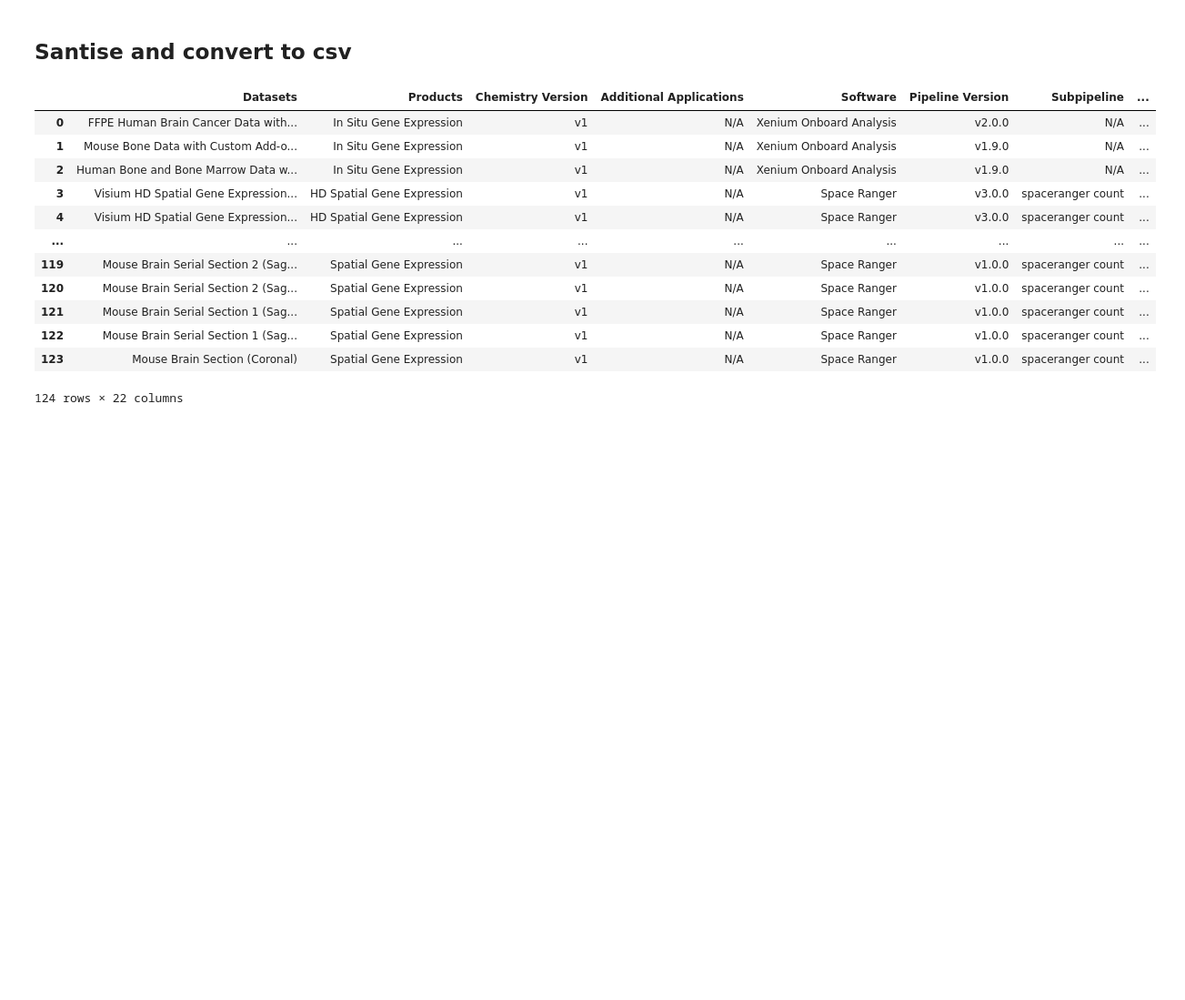
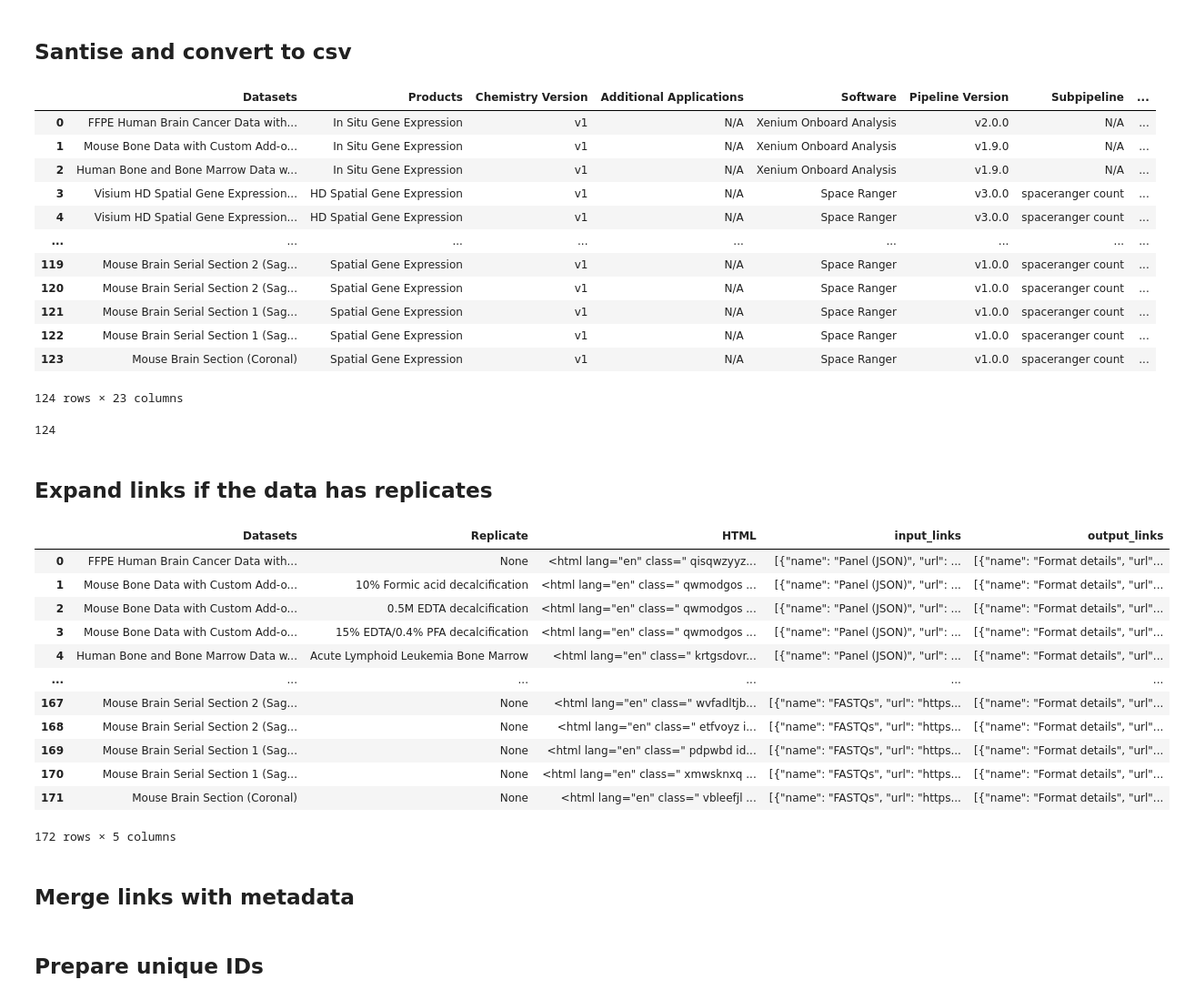
Before and after one commit to theislab/spatialdata-db, a Jupyter notebook: utils/scripts/parse_10X_ST_table.ipynb, the cells around one changed output. Shown at 91% size. Saved outputs shown, nothing was run; the diff lists cells and outputs as text; code cells hidden in the pictures; blank space fills up the shorter version.

Commit message:
Prepared proper IDs

```diff
--- a/utils/scripts/parse_10X_ST_table.ipynb
+++ b/utils/scripts/parse_10X_ST_table.ipynb
@@ -58,18 +84,19 @@ driver.quit()
 # %% [markdown]
 ## Santise and convert to csv
 # %%
-headers = [h for h in headers if len(h) > 0]
+extended_headers = [h for h in headers if len(h) > 0]
+extended_headers += ["dataset_link"]
 rows_for_df = []
 for row in dataset_information:
-    if len(row) != 0:
+    if len(row) != 0 and not (len(row) == 1 and row[0] is None):
 
         # weirdly, sometimes the 2nd element is empty
-        if len(row) == len(headers) + 1 and len(row[1]) == 0:
+        if len(row) == len(extended_headers) + 1 and len(row[1]) == 0:
             row.pop(1)
-        assert len(row) == len(headers)
+        assert len(row) == len(extended_headers)
         rows_for_df.append(row)
 
-df = pd.DataFrame(rows_for_df, columns=headers)
+df = pd.DataFrame(rows_for_df, columns=extended_headers)
 df
 # %% [output]
 |  | Datasets | Products | Chemistry Version | Additional Applications | Software | Pipeline Version | Subpipeline | ... |
@@ -84,4 +111,10 @@ df
 | 121 | Mouse Brain Serial Section 1 (Sag... | Spatial Gene Expression | v1 | N/A | Space Ranger | v1.0.0 | spaceranger count | ... |
 | 122 | Mouse Brain Serial Section 1 (Sag... | Spatial Gene Expression | v1 | N/A | Space Ranger | v1.0.0 | spaceranger count | ... |
 | 123 | Mouse Brain Section (Coronal) | Spatial Gene Expression | v1 | N/A | Space Ranger | v1.0.0 | spaceranger count | ... |
-124 rows × 22 columns
+124 rows × 23 columns
+# %%
+len(df.dataset_link.unique())
+# %% [output]
+124
+# %% [markdown]
+## Expand links if the data has replicates
@@ -87,0 +184,48 @@ df
+# %%
+for html in link_df.HTML:
+    soup = BeautifulSoup(html, "html.parser")
+    tables = soup.find_all("table")
+    input_files = output_files = None
+    for table in tables:
+        if "Input Files" in table.text:
+            input_files_html = str(table)
+            input_soup = BeautifulSoup(input_files_html, "html.parser")
+            input_links = input_soup.select("table a")
+            input_files = [
+                {"name": link.get_text(strip=True), "url": link["href"]}
+                for link in input_links
+            ]
+        elif "Output Files" in table.text:
+            output_files_html = str(table)
+            output_soup = BeautifulSoup(output_files_html, "html.parser")
+            output_links = output_soup.select("table a")
+            output_files = [
+                {"name": link.get_text(strip=True), "url": link["href"]}
+                for link in output_links
+            ]
+
+    # Convert input_files and output_files to JSON strings
+    input_files_json = json.dumps(input_files) if input_files else None
+    output_files_json = json.dumps(output_files) if output_files else None
+
+    # Append JSON strings to DataFrame as new columns
+    link_df.loc[link_df["HTML"] == html, "input_links"] = input_files_json
+    link_df.loc[link_df["HTML"] == html, "output_links"] = output_files_json
+# %%
+link_df
+# %% [output]
+|  | Datasets | Replicate | HTML | input_links | output_links |
+| 0 | FFPE Human Brain Cancer Data with... | None | <html lang="en" class=" qisqwzyyz... | [{"name": "Panel (JSON)", "url": ... | [{"name": "Format details", "url"... |
+| 1 | Mouse Bone Data with Custom Add-o... | 10% Formic acid decalcification | <html lang="en" class=" qwmodgos ... | [{"name": "Panel (JSON)", "url": ... | [{"name": "Format details", "url"... |
+| 2 | Mouse Bone Data with Custom Add-o... | 0.5M EDTA decalcification | <html lang="en" class=" qwmodgos ... | [{"name": "Panel (JSON)", "url": ... | [{"name": "Format details", "url"... |
+| 3 | Mouse Bone Data with Custom Add-o... | 15% EDTA/0.4% PFA decalcification | <html lang="en" class=" qwmodgos ... | [{"name": "Panel (JSON)", "url": ... | [{"name": "Format details", "url"... |
+| 4 | Human Bone and Bone Marrow Data w... | Acute Lymphoid Leukemia Bone Marrow | <html lang="en" class=" krtgsdovr... | [{"name": "Panel (JSON)", "url": ... | [{"name": "Format details", "url"... |
+| ... | ... | ... | ... | ... | ... |
+| 167 | Mouse Brain Serial Section 2 (Sag... | None | <html lang="en" class=" wvfadltjb... | [{"name": "FASTQs", "url": "https... | [{"name": "Format details", "url"... |
+| 168 | Mouse Brain Serial Section 2 (Sag... | None | <html lang="en" class=" etfvoyz i... | [{"name": "FASTQs", "url": "https... | [{"name": "Format details", "url"... |
+| 169 | Mouse Brain Serial Section 1 (Sag... | None | <html lang="en" class=" pdpwbd id... | [{"name": "FASTQs", "url": "https... | [{"name": "Format details", "url"... |
+| 170 | Mouse Brain Serial Section 1 (Sag... | None | <html lang="en" class=" xmwsknxq ... | [{"name": "FASTQs", "url": "https... | [{"name": "Format details", "url"... |
+| 171 | Mouse Brain Section (Coronal) | None | <html lang="en" class=" vbleefjl ... | [{"name": "FASTQs", "url": "https... | [{"name": "Format details", "url"... |
+172 rows × 5 columns
+# %% [markdown]
+## Merge links with metadata
@@ -87,0 +234,2 @@ df
+# %% [markdown]
+## Prepare unique IDs
```
Also changed, not shown: parts of 9 cells of this notebook, 2 other files.
